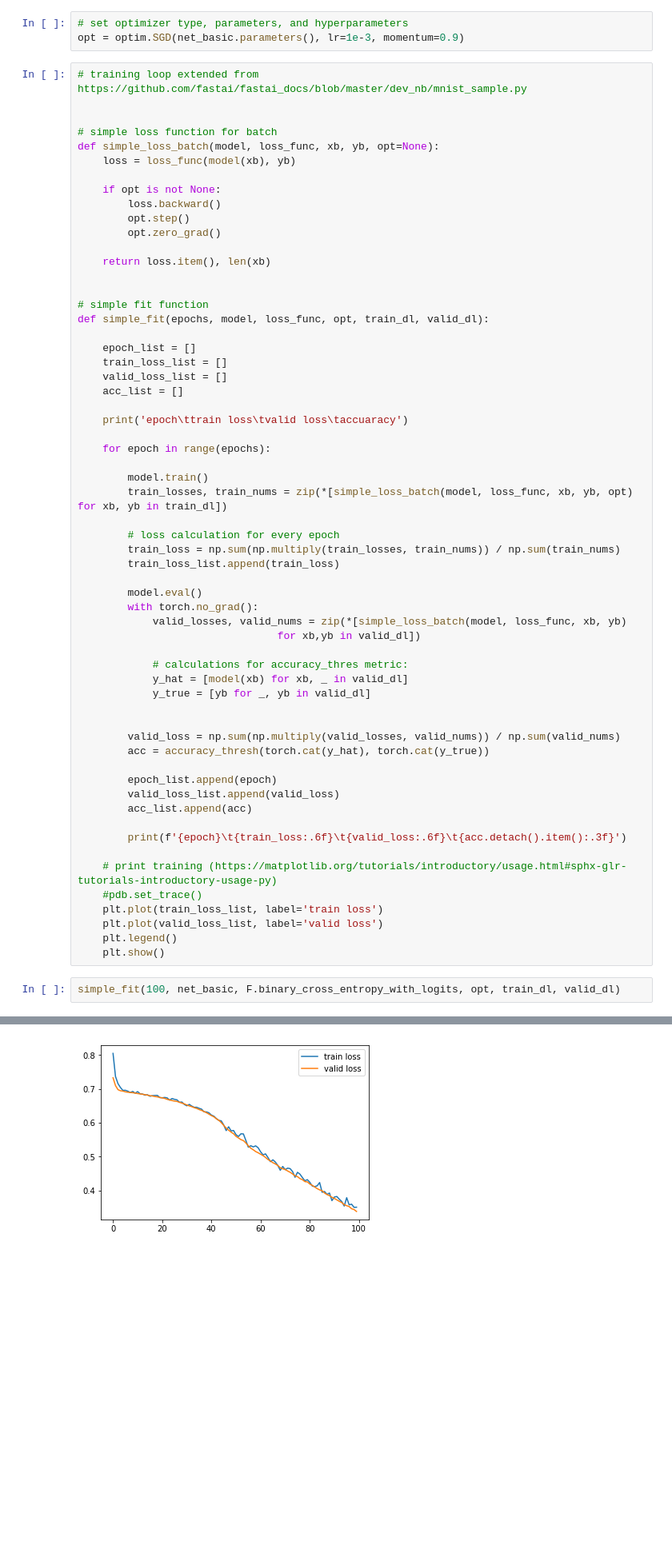
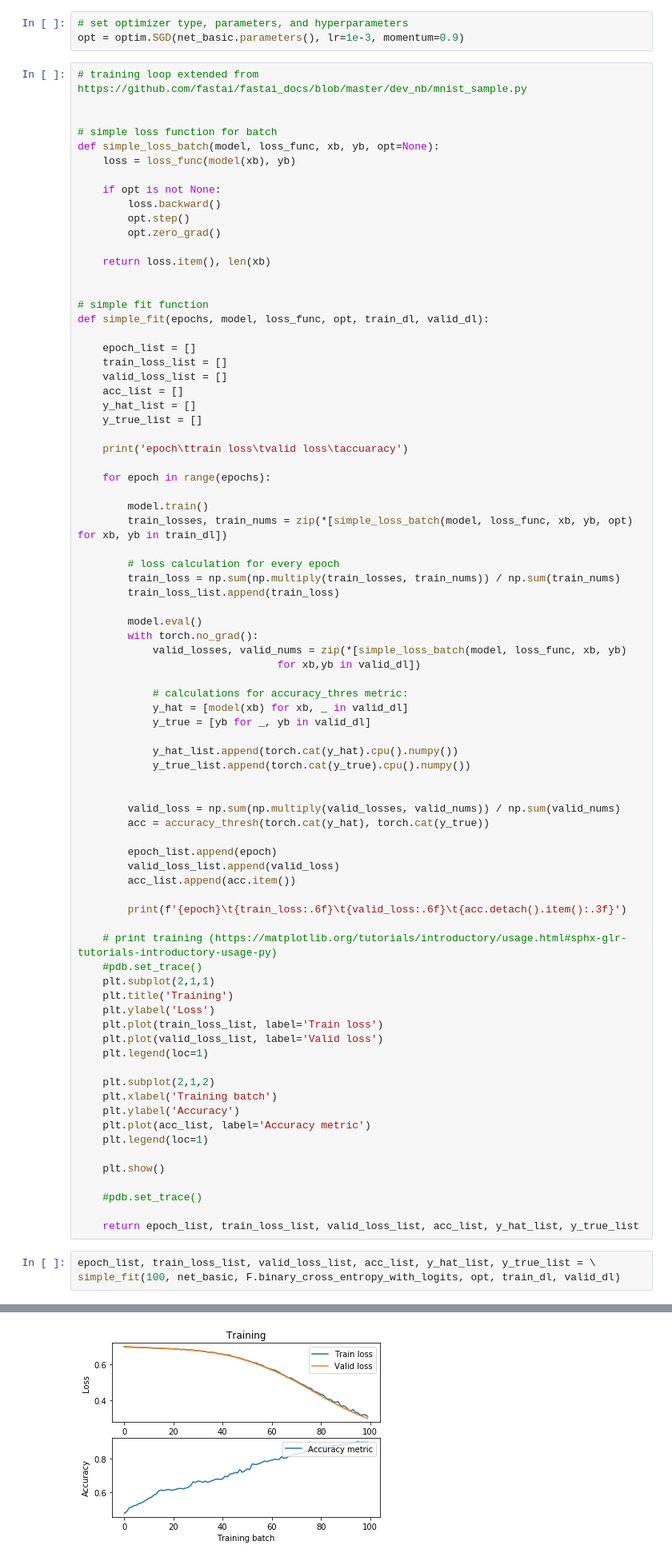
Before and after one commit to MicPie/genomics, a Jupyter notebook: DL_Genomics_v8_basic-pytorch.ipynb, the cells around one changed output, grey strips where cells are left out. Shown: that part at 80% size. Saved outputs shown, nothing was run; the diff lists cells and outputs as text; blank space fills up the shorter version.

Commit message:
updated plots

```diff
--- a/DL_Genomics_v8_basic-pytorch.ipynb
+++ b/DL_Genomics_v8_basic-pytorch.ipynb
@@ -297,6 +299,8 @@ def simple_fit(epochs, model, loss_func, opt, train_dl, valid_dl):
     train_loss_list = []
     valid_loss_list = []
     acc_list = []
+    y_hat_list = []
+    y_true_list = []
 
     print('epoch\ttrain loss\tvalid loss\taccuaracy')
 
@@ -318,23 +322,41 @@ def simple_fit(epochs, model, loss_func, opt, train_dl, valid_dl):
             y_hat = [model(xb) for xb, _ in valid_dl]
             y_true = [yb for _, yb in valid_dl]
 
+            y_hat_list.append(torch.cat(y_hat).cpu().numpy())
+            y_true_list.append(torch.cat(y_true).cpu().numpy())
+
 
         valid_loss = np.sum(np.multiply(valid_losses, valid_nums)) / np.sum(valid_nums)
         acc = accuracy_thresh(torch.cat(y_hat), torch.cat(y_true))
 
         epoch_list.append(epoch)
         valid_loss_list.append(valid_loss)
-        acc_list.append(acc)
+        acc_list.append(acc.item())
 
         print(f'{epoch}\t{train_loss:.6f}\t{valid_loss:.6f}\t{acc.detach().item():.3f}')
 
     # print training (https://matplotlib.org/tutorials/introductory/usage.html#sphx-glr-tutorials-introductory-usage-py)
     #pdb.set_trace()
-    plt.plot(train_loss_list, label='train loss')
-    plt.plot(valid_loss_list, label='valid loss')
-    plt.legend()
+    plt.subplot(2,1,1)
+    plt.title('Training')
+    plt.ylabel('Loss')
+    plt.plot(train_loss_list, label='Train loss')
+    plt.plot(valid_loss_list, label='Valid loss')
+    plt.legend(loc=1)
+
+    plt.subplot(2,1,2)
+    plt.xlabel('Training batch')
+    plt.ylabel('Accuracy')
+    plt.plot(acc_list, label='Accuracy metric')
+    plt.legend(loc=1)
+
     plt.show()
+
+    #pdb.set_trace()
+
+    return epoch_list, train_loss_list, valid_loss_list, acc_list, y_hat_list, y_true_list
 # %%
+epoch_list, train_loss_list, valid_loss_list, acc_list, y_hat_list, y_true_list = \
 simple_fit(100, net_basic, F.binary_cross_entropy_with_logits, opt, train_dl, valid_dl)
 # %% [output]
 epoch   train loss      valid loss      accuaracy
@@ -357 +379 @@ epoch   train loss      valid loss      accuaracy
-[figure, old version]
+[figure, new version]
```
Also changed, not shown: parts of 9 cells of this notebook, 1 other file.
